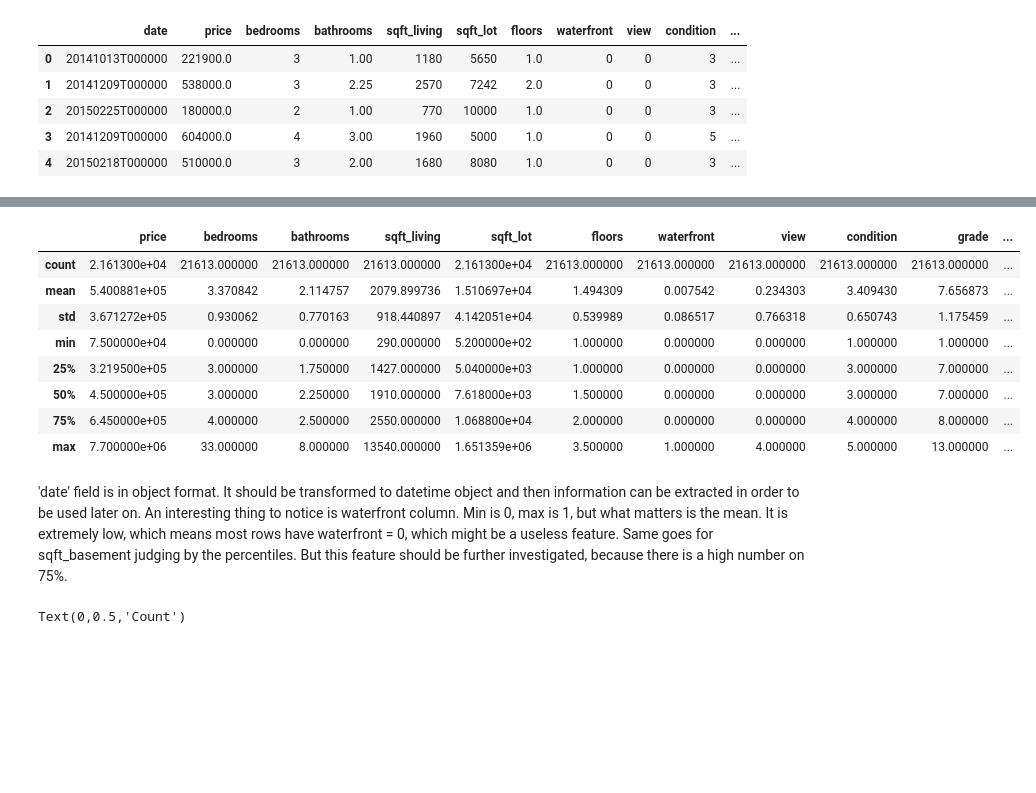
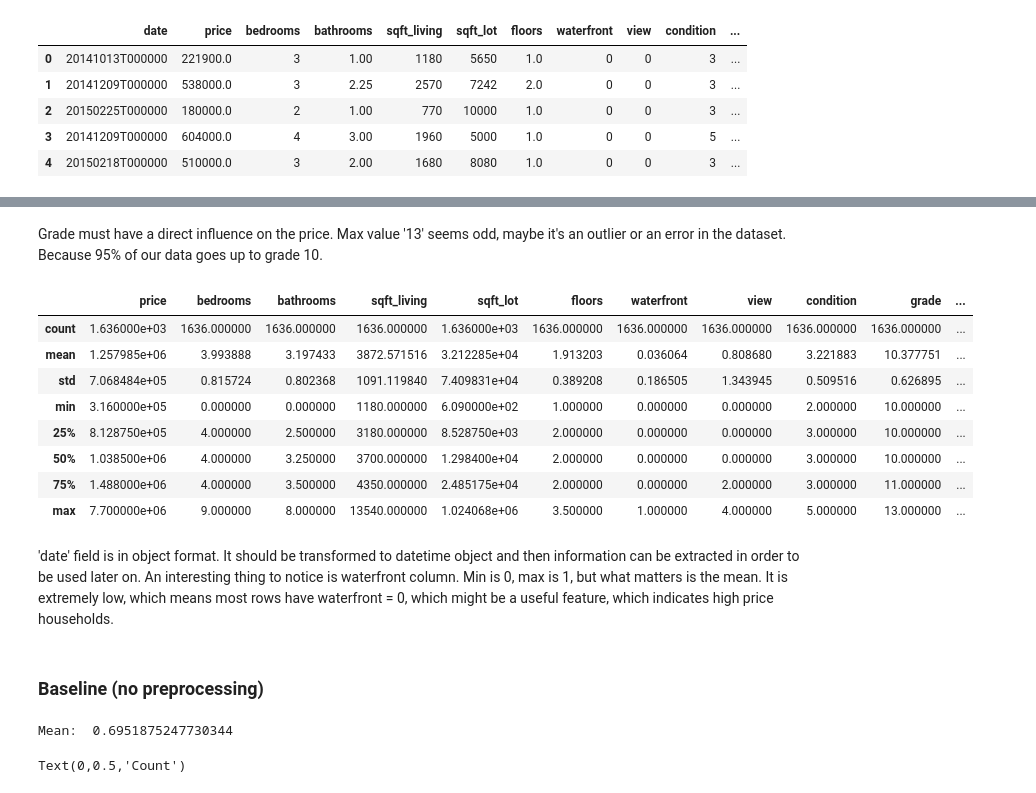
Before and after one commit to Craq/univ_ml, a Jupyter notebook: linear_reg/Houses_project.ipynb, the cells around one changed output, grey strips where cells are left out. Drawn from its saved outputs; the diff is of its cells as text; code cells hidden in the pictures; blank space fills up the shorter version.

```diff
--- a/linear_reg/Houses_project.ipynb
+++ b/linear_reg/Houses_project.ipynb
@@ -43,17 +67,33 @@ dtype: object
+# %% [markdown]
+Grade must have a direct influence on the price. Max value '13' seems odd, maybe it's an outlier or an error in the dataset. Because 95% of our data goes up to grade 10.
 # %%
-houses.describe()
+houses.loc[houses.grade>=10].describe()
 # %% [output]
 |  | price | bedrooms | bathrooms | sqft_living | sqft_lot | floors | waterfront | view | condition | grade | ... |
-| count | 2.161300e+04 | 21613.000000 | 21613.000000 | 21613.000000 | 2.161300e+04 | 21613.000000 | 21613.000000 | 21613.000000 | 21613.000000 | 21613.000000 | ... |
-| mean | 5.400881e+05 | 3.370842 | 2.114757 | 2079.899736 | 1.510697e+04 | 1.494309 | 0.007542 | 0.234303 | 3.409430 | 7.656873 | ... |
-| std | 3.671272e+05 | 0.930062 | 0.770163 | 918.440897 | 4.142051e+04 | 0.539989 | 0.086517 | 0.766318 | 0.650743 | 1.175459 | ... |
-| min | 7.500000e+04 | 0.000000 | 0.000000 | 290.000000 | 5.200000e+02 | 1.000000 | 0.000000 | 0.000000 | 1.000000 | 1.000000 | ... |
-| 25% | 3.219500e+05 | 3.000000 | 1.750000 | 1427.000000 | 5.040000e+03 | 1.000000 | 0.000000 | 0.000000 | 3.000000 | 7.000000 | ... |
-| 50% | 4.500000e+05 | 3.000000 | 2.250000 | 1910.000000 | 7.618000e+03 | 1.500000 | 0.000000 | 0.000000 | 3.000000 | 7.000000 | ... |
-| 75% | 6.450000e+05 | 4.000000 | 2.500000 | 2550.000000 | 1.068800e+04 | 2.000000 | 0.000000 | 0.000000 | 4.000000 | 8.000000 | ... |
-| max | 7.700000e+06 | 33.000000 | 8.000000 | 13540.000000 | 1.651359e+06 | 3.500000 | 1.000000 | 4.000000 | 5.000000 | 13.000000 | ... |
+| count | 1.636000e+03 | 1636.000000 | 1636.000000 | 1636.000000 | 1.636000e+03 | 1636.000000 | 1636.000000 | 1636.000000 | 1636.000000 | 1636.000000 | ... |
+| mean | 1.257985e+06 | 3.993888 | 3.197433 | 3872.571516 | 3.212285e+04 | 1.913203 | 0.036064 | 0.808680 | 3.221883 | 10.377751 | ... |
+| std | 7.068484e+05 | 0.815724 | 0.802368 | 1091.119840 | 7.409831e+04 | 0.389208 | 0.186505 | 1.343945 | 0.509516 | 0.626895 | ... |
+| min | 3.160000e+05 | 0.000000 | 0.000000 | 1180.000000 | 6.090000e+02 | 1.000000 | 0.000000 | 0.000000 | 2.000000 | 10.000000 | ... |
+| 25% | 8.128750e+05 | 4.000000 | 2.500000 | 3180.000000 | 8.528750e+03 | 2.000000 | 0.000000 | 0.000000 | 3.000000 | 10.000000 | ... |
+| 50% | 1.038500e+06 | 4.000000 | 3.250000 | 3700.000000 | 1.298400e+04 | 2.000000 | 0.000000 | 0.000000 | 3.000000 | 10.000000 | ... |
+| 75% | 1.488000e+06 | 4.000000 | 3.500000 | 4350.000000 | 2.485175e+04 | 2.000000 | 0.000000 | 2.000000 | 3.000000 | 11.000000 | ... |
+| max | 7.700000e+06 | 9.000000 | 8.000000 | 13540.000000 | 1.024068e+06 | 3.500000 | 1.000000 | 4.000000 | 5.000000 | 13.000000 | ... |
 # %% [markdown]
-'date' field is in object format. It should be transformed to datetime object and then information can be extracted in order to be used later on. An interesting thing to notice is waterfront column. Min is 0, max is 1, but what matters is the mean. It is extremely low, which means most rows have waterfront = 0, which might be a useless feature. Same goes for sqft_basement judging by the percentiles. But this feature should be further investigated, because there is a high number on 75%.
+'date' field is in object format. It should be transformed to datetime object and then information can be extracted in order to be used later on. An interesting thing to notice is waterfront column. Min is 0, max is 1, but what matters is the mean. It is extremely low, which means most rows have waterfront = 0, which might be a useful feature, which indicates high price households.
+# %% [markdown]
+### Baseline (no preprocessing)
+# %%
+from sklearn.model_selection import train_test_split
+from sklearn.linear_model import LinearRegression
+from sklearn.cross_validation import KFold
+from sklearn.cross_validation import cross_val_score
+
+folds = KFold(len(houses),n_folds=10,random_state=42)
+lr = LinearRegression()
+cross = cross_val_score(lr,houses.drop(['price','date'],axis=1),y=houses.price,cv=folds,n_jobs=-1)
+print('Mean: ',cross.mean())
+# %% [output]
+Mean:  0.6951875247730344
 # %%
 fig,ax = plt.subplots(figsize=(13,8))
 count = sns.countplot(['Yes' if x>0 else 'No' for x in houses.sqft_basement],ax=ax)
```
Also changed, not shown: parts of 42 cells of this notebook.
